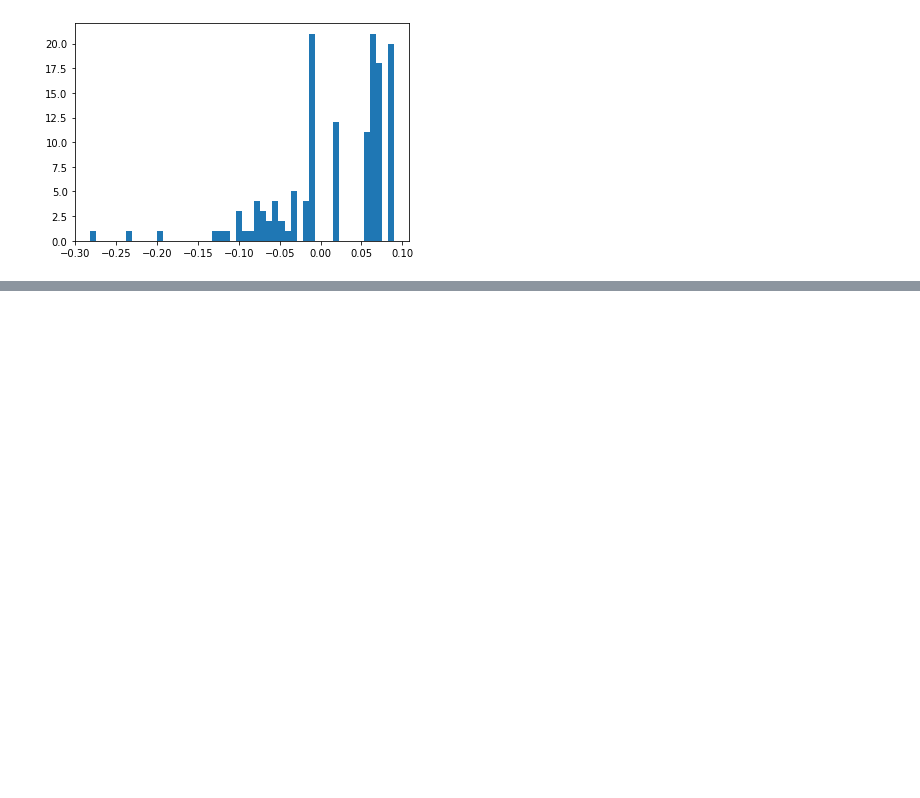
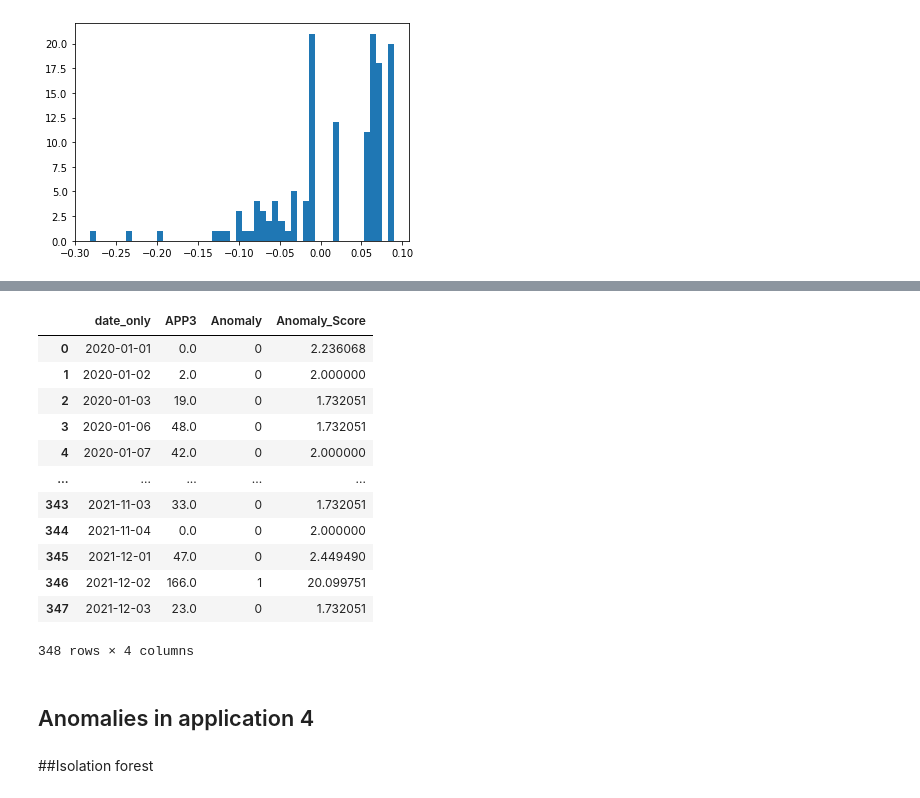
Before and after one commit to Chandru-21/Anomaly-Detection, a Jupyter notebook: Anomaly_Detection.ipynb, the cells around one changed output, grey strips where cells are left out. Saved outputs shown, nothing was run; the diff lists cells and outputs as text; code cells hidden in the pictures; blank space fills up the shorter version.

```diff
--- a/Anomaly_Detection.ipynb
+++ b/Anomaly_Detection.ipynb
@@ -823,0 +984,4 @@ fig.show()
+# %%
+knn=create_model('knn')
+## plotting a model
+plot_model(knn)
@@ -823,0 +990,23 @@ fig.show()
+# %%
+knn_predictions = predict_model(knn, data = a3)
+
+
+knn_predictions
+# %% [output]
+|  | date_only | APP3 | Anomaly | Anomaly_Score |
+| 0 | 2020-01-01 | 0.0 | 0 | 2.236068 |
+| 1 | 2020-01-02 | 2.0 | 0 | 2.000000 |
+| 2 | 2020-01-03 | 19.0 | 0 | 1.732051 |
+| 3 | 2020-01-06 | 48.0 | 0 | 1.732051 |
+| 4 | 2020-01-07 | 42.0 | 0 | 2.000000 |
+| ... | ... | ... | ... | ... |
+| 343 | 2021-11-03 | 33.0 | 0 | 1.732051 |
+| 344 | 2021-11-04 | 0.0 | 0 | 2.000000 |
+| 345 | 2021-12-01 | 47.0 | 0 | 2.449490 |
+| 346 | 2021-12-02 | 166.0 | 1 | 20.099751 |
+| 347 | 2021-12-03 | 23.0 | 0 | 1.732051 |
+348 rows × 4 columns
+# %% [markdown]
+## Anomalies in application 4
+# %% [markdown]
+##Isolation forest
```
Also changed, not shown: parts of 58 cells of this notebook.
